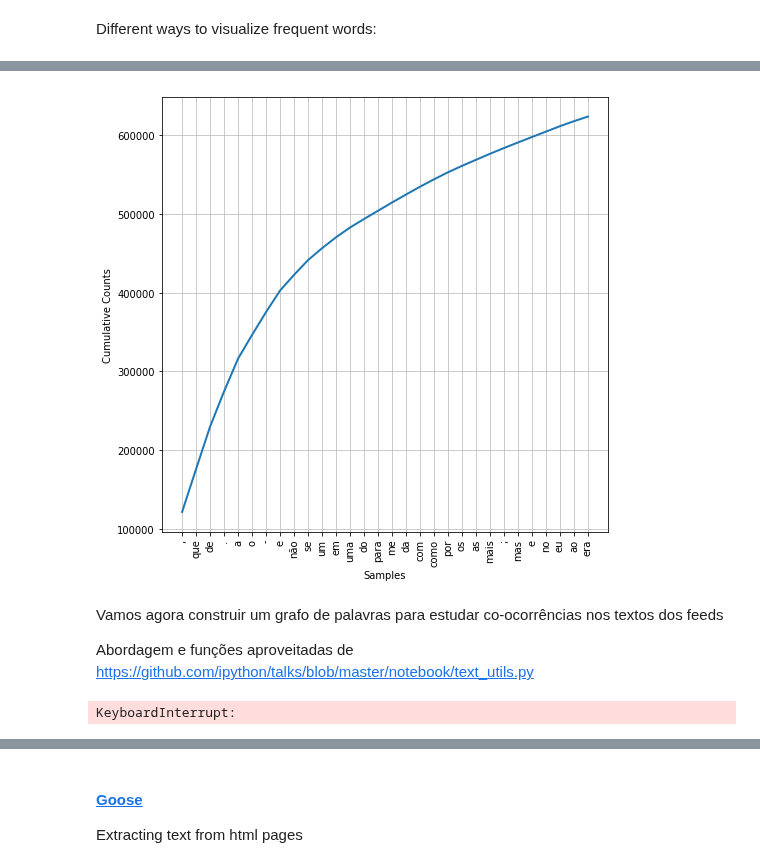
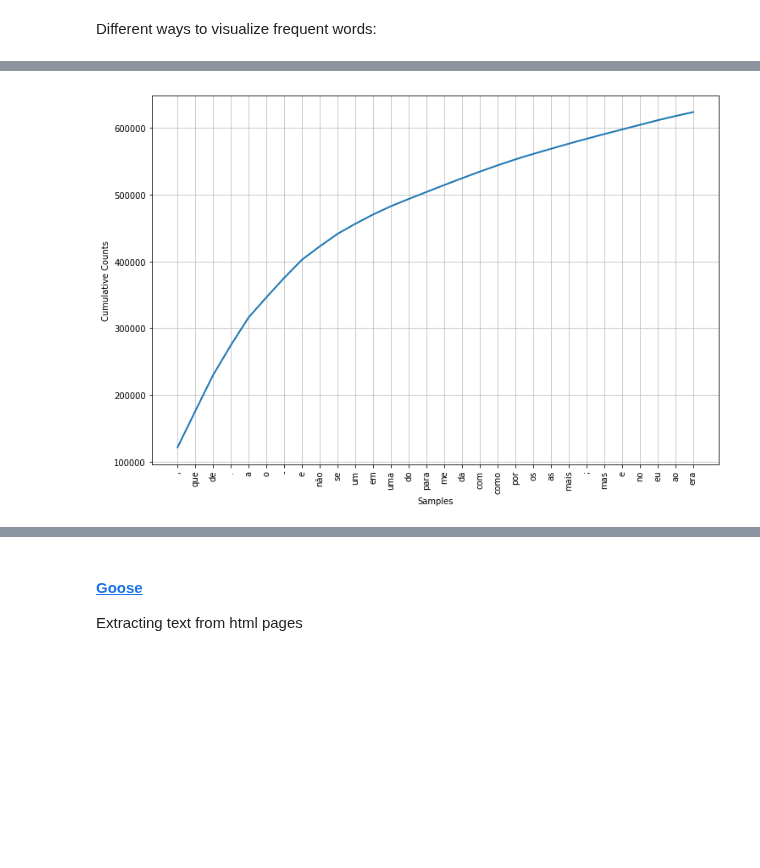
Before and after one commit to rsouza/FGV_Intro_DS, a Jupyter notebook: notebooks/8-EDA_Textual_Analysis.ipynb, the cells around one changed output, grey strips where cells are left out. Saved outputs shown, nothing was run; the diff lists cells and outputs as text; code cells hidden in the pictures; blank space fills up the shorter version.

```diff
--- a/notebooks/8-EDA_Textual_Analysis.ipynb
+++ b/notebooks/8-EDA_Textual_Analysis.ipynb
@@ -546,9 +495,5 @@ E a distribuição cumulativa das frequências:
 # %%
-fig, axes = plt.subplots(nrows=1, ncols=1, figsize=(8,8))
+fig, axes = plt.subplots(nrows=1, ncols=1, figsize=(12,8))
 fd_words.plot(30, cumulative = True)
 # %% [output]
-[figure, old version]
+[figure, new version]
-# %% [markdown]
-Vamos agora construir um grafo de palavras para estudar co-ocorrências nos textos dos feeds
-
-Abordagem e funções aproveitadas de https://github.com/ipython/talks/blob/master/notebook/text_utils.py
@@ -599,14 +499,0 @@ def co_occurrences_graph(word_hist, co_occur, cutoff=0):
-# %%
-n_nodes = 15
-pop_words = [wc[0] for wc in common_words]
-co_occur = co_occurrences(list_words, pop_words)
-wgraph = co_occurrences_graph(common_words, co_occur, cutoff=1)
-#wsubgraph = list(nx.connected_component_subgraphs(wgraph))[1] #we have to choose the biggest con. comp.
-#centrality = nx.eigenvector_centrality_numpy(wsubgraph)
-#c = centrality.items()
-#c.sort(key=lambda x:x[1], reverse=True)
-#print('\nGraph centrality')
-#for node, cent in c:
-#    print("%15s: %.3g" % (node, float(cent)))
-# %% [output]
-KeyboardInterrupt:
```
Also changed, not shown: parts of 57 cells of this notebook, 12 other files.
